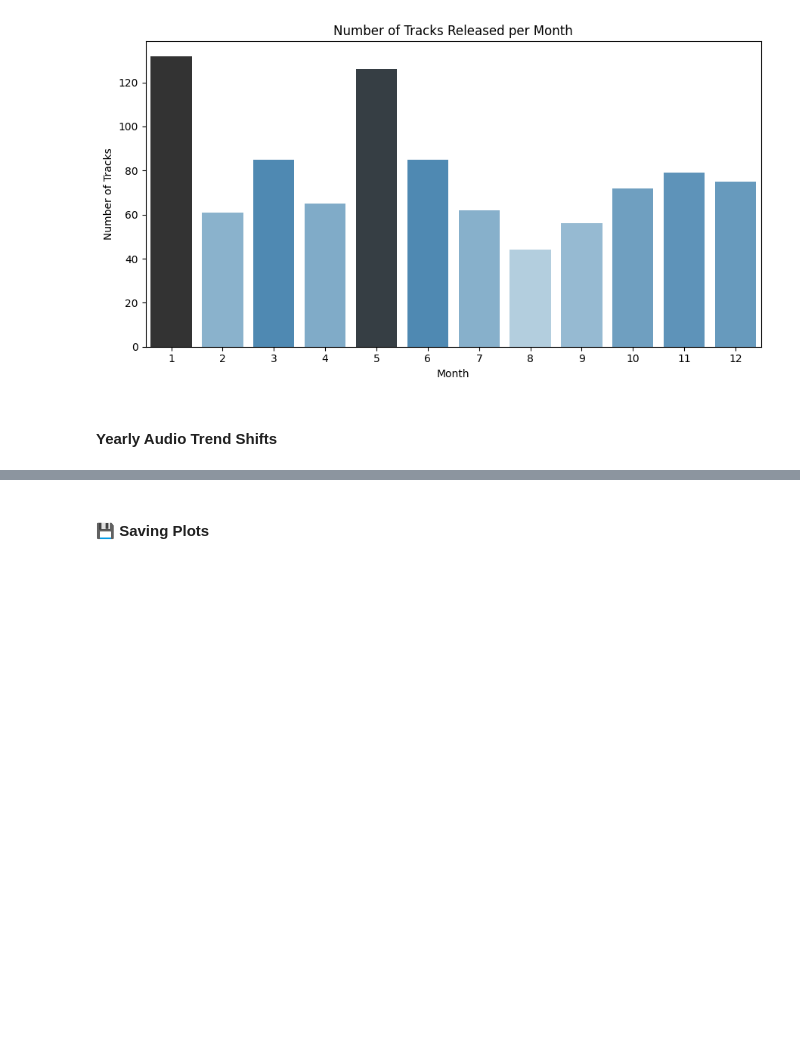
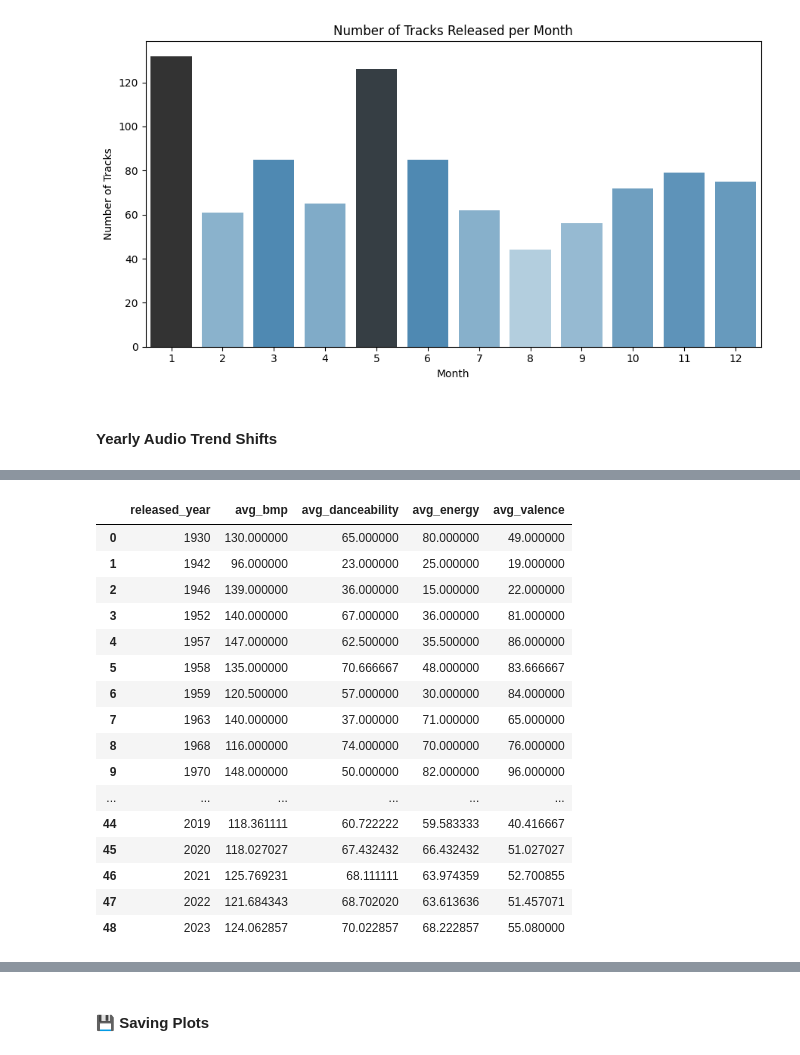
Before and after one commit to smartestnerdfromtown/Data-Analytics-Projects, a Jupyter notebook: Most Streamed Spotify Songs 2023/spotify_analysis.ipynb, the cells around one changed output, grey strips where cells are left out. Cells and saved outputs as stored; diff of their text form; code cells hidden in the pictures; blank space fills up the shorter version.

```diff
--- a/Most Streamed Spotify Songs 2023/spotify_analysis.ipynb
+++ b/Most Streamed Spotify Songs 2023/spotify_analysis.ipynb
@@ -720,0 +727,33 @@ plt.show()
+# %%
+yearly_averages = (
+    df
+    .groupby(by="released_year")
+    .agg(
+        avg_bmp=("bpm", "mean"),
+        avg_danceability=("danceability_%", "mean"),
+        avg_energy=("energy_%", "mean"),
+        avg_valence=("valence_%", "mean")
+    )
+    .sort_values(by="released_year")
+    .reset_index()
+)
+
+yearly_averages
+# %% [output]
+|  | released_year | avg_bmp | avg_danceability | avg_energy | avg_valence |
+| 0 | 1930 | 130.000000 | 65.000000 | 80.000000 | 49.000000 |
+| 1 | 1942 | 96.000000 | 23.000000 | 25.000000 | 19.000000 |
+| 2 | 1946 | 139.000000 | 36.000000 | 15.000000 | 22.000000 |
+| 3 | 1952 | 140.000000 | 67.000000 | 36.000000 | 81.000000 |
+| 4 | 1957 | 147.000000 | 62.500000 | 35.500000 | 86.000000 |
+| 5 | 1958 | 135.000000 | 70.666667 | 48.000000 | 83.666667 |
+| 6 | 1959 | 120.500000 | 57.000000 | 30.000000 | 84.000000 |
+| 7 | 1963 | 140.000000 | 37.000000 | 71.000000 | 65.000000 |
+| 8 | 1968 | 116.000000 | 74.000000 | 70.000000 | 76.000000 |
+| 9 | 1970 | 148.000000 | 50.000000 | 82.000000 | 96.000000 |
+| ... | ... | ... | ... | ... | ... |
+| 44 | 2019 | 118.361111 | 60.722222 | 59.583333 | 40.416667 |
+| 45 | 2020 | 118.027027 | 67.432432 | 66.432432 | 51.027027 |
+| 46 | 2021 | 125.769231 | 68.111111 | 63.974359 | 52.700855 |
+| 47 | 2022 | 121.684343 | 68.702020 | 63.613636 | 51.457071 |
+| 48 | 2023 | 124.062857 | 70.022857 | 68.222857 | 55.080000 |
```
Also changed, not shown: parts of 3 cells of this notebook, 5 other files.
